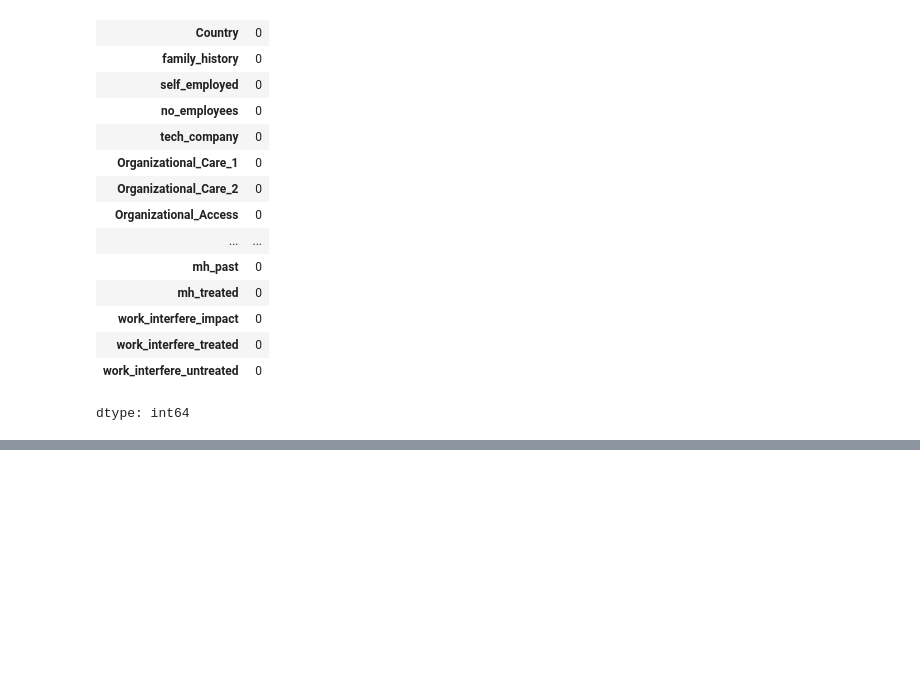
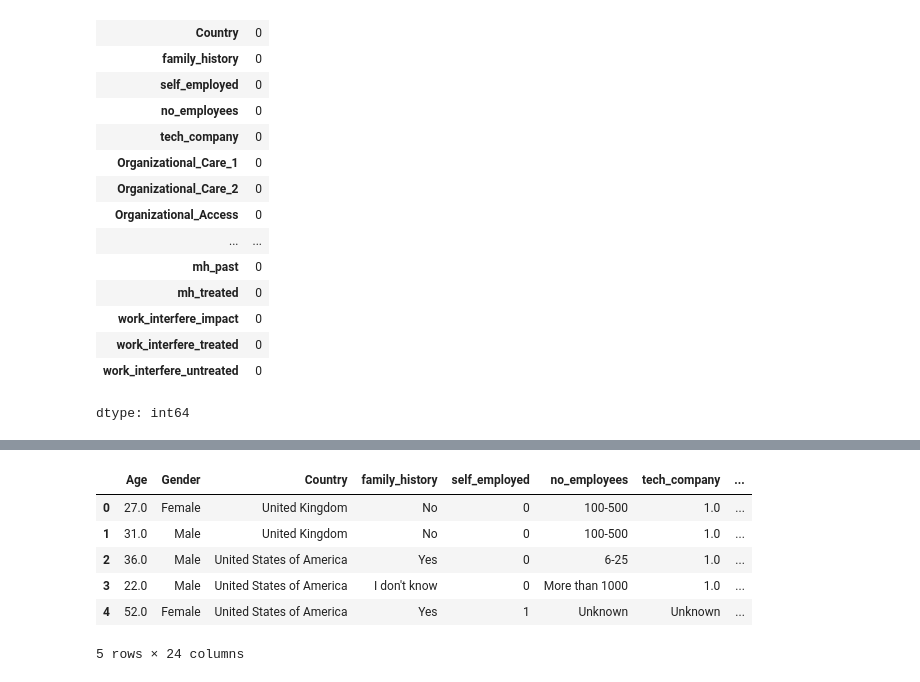
Before and after one commit to JH-Y-324/first-repository, a Jupyter notebook: surveys.ipynb, the cells around one changed output, grey strips where cells are left out. Cells and saved outputs as stored; diff of their text form; code cells hidden in the pictures; blank space fills up the shorter version.

```diff
--- a/surveys.ipynb
+++ b/surveys.ipynb
@@ -669,0 +781,6 @@ files.download("df_missing_handled.csv")
+# %%
+Female = ['Cis female ', 'Cis woman', 'Cis-Female', 'Cisgendered woman', 'F', 'F, cisgender', 'FEMALE', 'Female', 'Female ', 'Female (cis)', 'Female (cis) ', 'Female (cisgender)', 'Female-identified', 'Female-ish', 'Female/gender non-binary.', 'Femile', 'My sex is female.', 'Woman', 'Woman-identified', 'f', 'femail', 'female', 'female (cis)', 'female (cisgender)', 'female, she/her', 'femalw', 'femmina', 'I identify as female', 'cis female', 'cis woman', 'cis-Female', 'cisgender female', 'Trans woman', 'Trans female', 'trans woman', 'woman']
+
+Male = ['CIS Male', 'Cis Male', 'Cis male', 'Cis-male', 'Cisgender male', 'Cishet male', 'M', 'MALE', 'MAle', 'Mail', 'Make', 'Male', 'Male ', 'Male (cis)', 'Identify as male', 'Let\'s keep it simple and say "male"', 'SWM', 'cis hetero male', 'cis male', 'cis male ', 'cis-het male', 'cis-male', 'cisgender male', 'homem cis', 'm', 'mail', 'male', "male (hey this is the tech industry you're talking about)", 'male, born with xy chromosoms', 'male/androgynous ', 'male/he/him', 'man', 'masculino', 'mostly male', 'Trans man', 'Male, cis', 'Male-ish', 'Malel', 'Man', 'Masculine']
+
+Other = ['*shrug emoji* (F)', '43', 'Agender', 'Agender trans woman', 'Agender/genderfluid', 'Contextual', 'Demiguy', 'Genderfluid', 'Genderqueer', 'Genderqueer demigirl', 'Genderqueer/non-binary', 'God King of the Valajar', 'I am a Wookie', 'I have a penis', 'Male (or female, or both)', 'NB', 'Non binary', 'Non-binary', 'Non-binary and gender fluid', 'Non-binary/Agender', 'Nonbinary', 'Nonbinary/femme', 'Ostensibly Male', 'Other', 'Questioning', 'She/her/they/them', 'Trans non-binary/genderfluid', 'Transfeminine', '\\-', 'afab non-binary', 'agender', 'b', 'dude', 'gender non-conforming woman', 'genderfluid', 'non binary', 'non-binary', 'nonbinary', 'none', 'rr', 'sometimes', 'transgender', 'uhhhhhhhhh fem genderqueer?']
@@ -669,0 +796,4 @@ files.download("df_missing_handled.csv")
+# %%
+female_set = set(Female)
+male_set = set(Male)
+other_set = set(Other)
@@ -669,0 +807,12 @@ files.download("df_missing_handled.csv")
+# %%
+def normalize_gender(g):
+    if g in female_set:
+        return "Female"
+    elif g in male_set:
+        return "Male"
+    elif g in other_set:
+        return "Other"
+    else:
+        return "Unknown"
+# %%
+df.loc[:, "Gender"] = df["Gender"].apply(normalize_gender)
@@ -669,0 +829,10 @@ files.download("df_missing_handled.csv")
+# %%
+df.head()
+# %% [output]
+|  | Age | Gender | Country | family_history | self_employed | no_employees | tech_company | ... |
+| 0 | 27.0 | Female | United Kingdom | No | 0 | 100-500 | 1.0 | ... |
+| 1 | 31.0 | Male | United Kingdom | No | 0 | 100-500 | 1.0 | ... |
+| 2 | 36.0 | Male | United States of America | Yes | 0 | 6-25 | 1.0 | ... |
+| 3 | 22.0 | Male | United States of America | I don't know | 0 | More than 1000 | 1.0 | ... |
+| 4 | 52.0 | Female | United States of America | Yes | 1 | Unknown | Unknown | ... |
+5 rows × 24 columns
```
Also changed, not shown: parts of 34 cells of this notebook.
